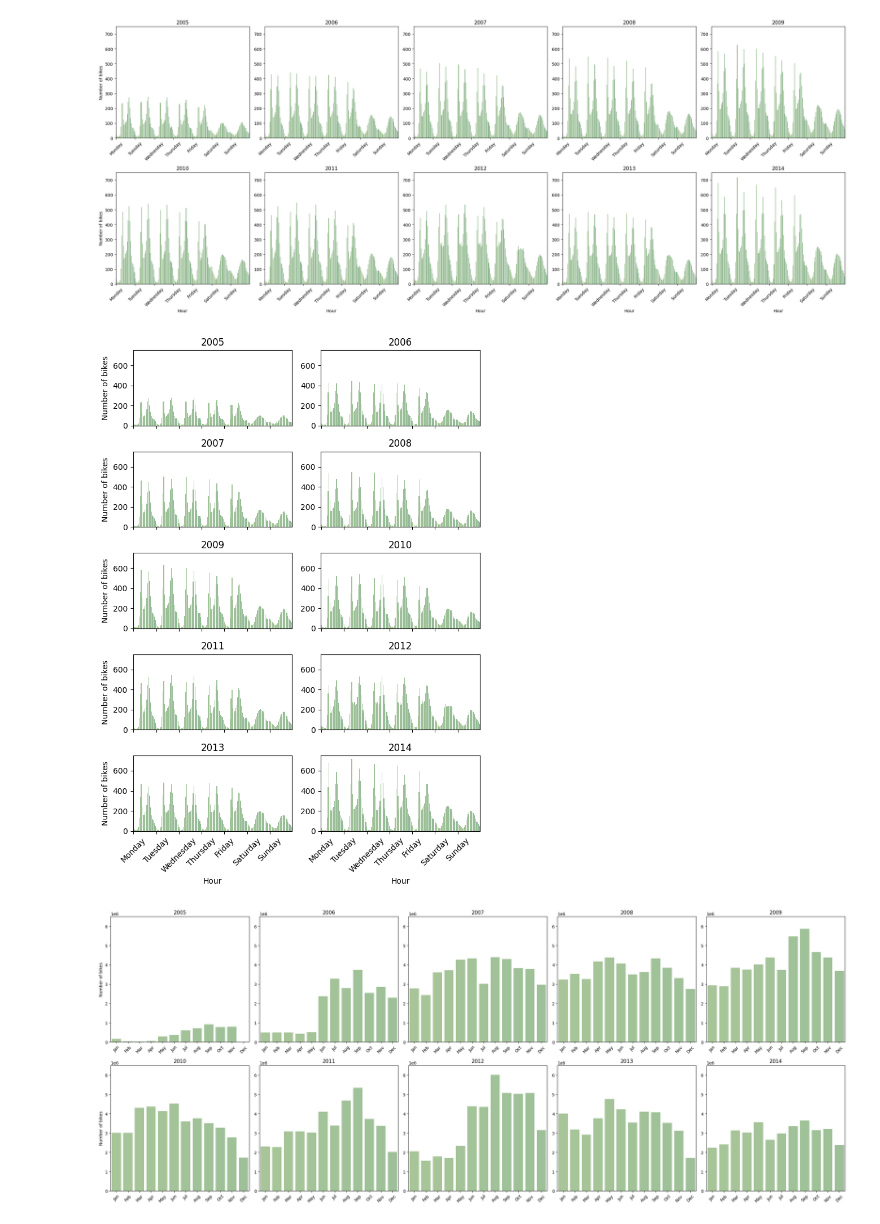
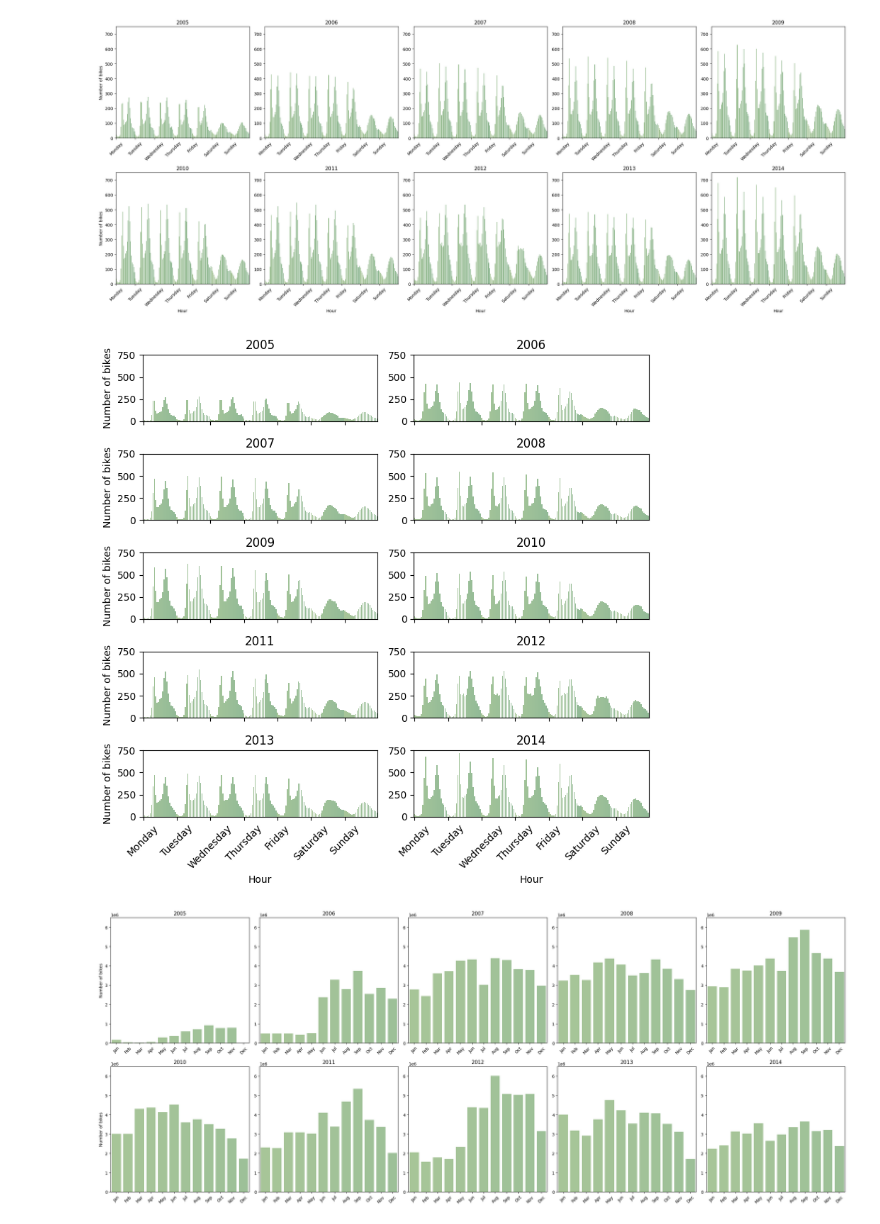
Before and after one commit to Knorsker/Knorsker.github.io, a Jupyter notebook: Part1.ipynb, the cells around one changed output. Drawn from its saved outputs; the diff is of its cells as text; code cells hidden in the pictures.

```diff
--- a/Part1.ipynb
+++ b/Part1.ipynb
@@ -119,7 +119,7 @@ num_rows = 5
 num_cols = 2
 
 # Create a new figure and axis for the subplot
-fig, axs = plt.subplots(num_rows, num_cols, figsize=(7, 10))
+fig, axs = plt.subplots(num_rows, num_cols, figsize=(8, 8))
 
 for i, file_path in enumerate(file_paths):
     # Extract the year from the file path
@@ -156,34 +156,34 @@ for i, file_path in enumerate(file_paths):
     # Plot the data on the corresponding subplot
     ax = axs[i // num_cols, i % num_cols]
     sns.barplot(data=df, x='Weekday_Hour', y='Value', ax=ax, ci=None, palette=blue_palette)
     ax.set_title(year)
 
     if i % num_cols == 0:  # Check if the subplot is in the first column
         ax.set_ylabel('Number of bikes')
     else:
         ax.set_ylabel('')  # Set empty string for y-label for other subplots
 
     if i // num_cols == 4:
         ax.set_xlabel('Hour')
         ax.set_xticks(range(0, 168, 24))  # Set ticks for weekdays
         ax.set_xticklabels(weekdays, rotation=45)  # Set labels for weekdays
     else:
         ax.set_xlabel('')  # Set empty string for x-label for other subplots
         ax.set_xticks(range(0, 168, 24))  # Set ticks for weekdays
         ax.set_xticklabels([])  # Remove x-axis tick labels for other subplots
 
     ax.set_ylim(0, 750)  # Set y-axis limit to start from 0
     ax.grid(False)
 
 # Adjust layout to prevent overlap of subplots
 plt.tight_layout()
 
 # Show the plot
 plt.show()
 
 fig.savefig('168hourplot_2.png', dpi=300, bbox_inches = "tight")
 # %% [output]
-[figure, old version]
+[figure, new version]
 # %%
 # Define a custom diverging blue color palette
 blue_palette = sns.color_palette("crest",n_colors=24, as_cmap=True)
```
Also changed, not shown: 1 other file.
